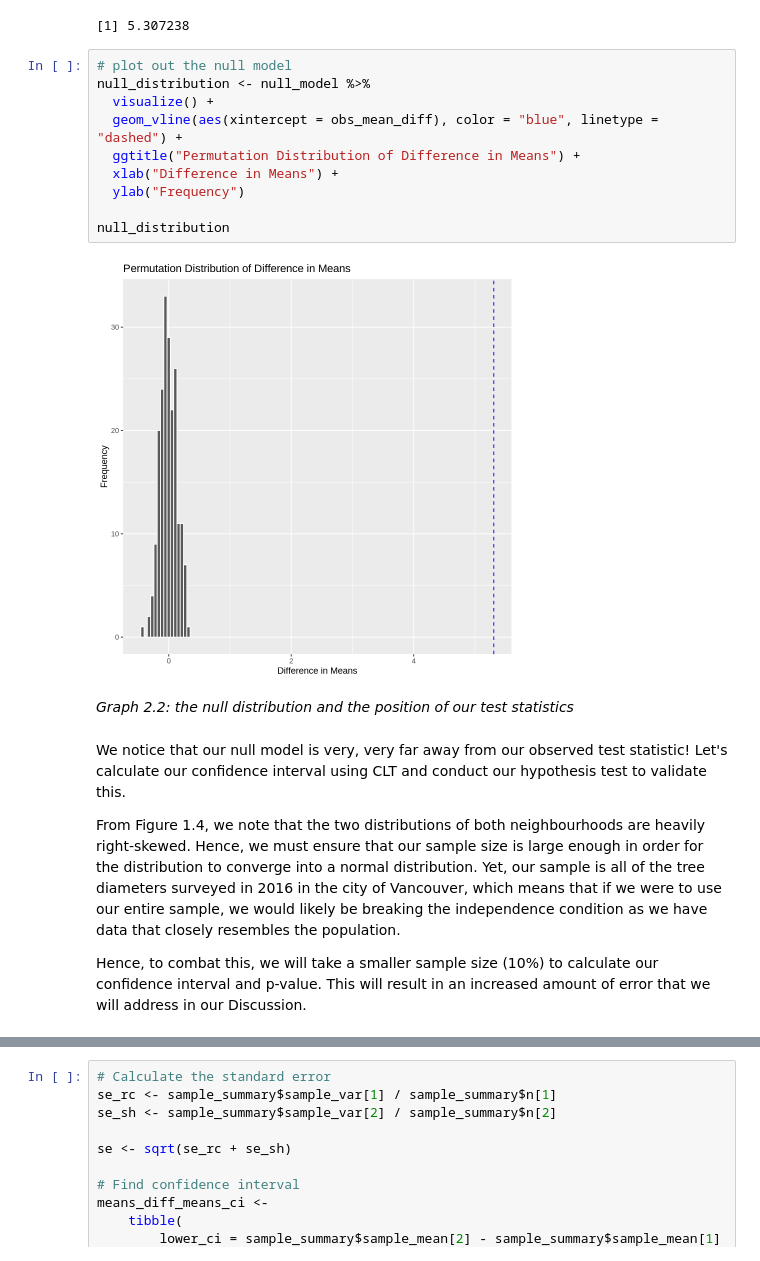
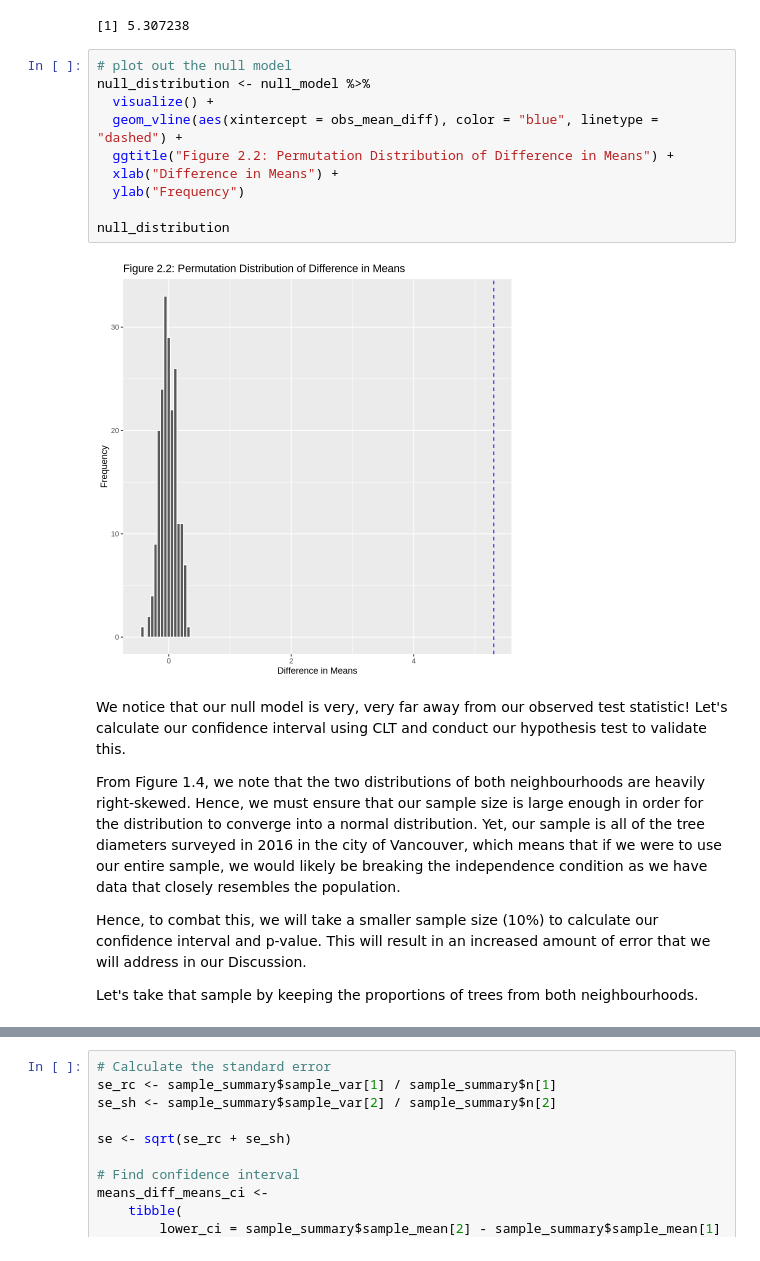
Before and after one commit to eshuaiii/stat-201-2023w1-group-50, a Jupyter notebook: 50_project_report.ipynb, the cells around one changed output, grey strips where cells are left out. Cells and saved outputs as stored; diff of their text form.

```diff
--- a/50_project_report.ipynb
+++ b/50_project_report.ipynb
@@ -382,21 +383,21 @@ obs_mean_diff
 # %%
 # plot out the null model
 null_distribution <- null_model %>%
   visualize() +
   geom_vline(aes(xintercept = obs_mean_diff), color = "blue", linetype = "dashed") +
-  ggtitle("Permutation Distribution of Difference in Means") +
+  ggtitle("Figure 2.2: Permutation Distribution of Difference in Means") +
   xlab("Difference in Means") +
   ylab("Frequency")
 
 null_distribution
 # %% [output]
-[figure, old version]
+[figure, new version]
-# %% [markdown]
-*Graph 2.2: the null distribution and the position of our test statistics*
 # %% [markdown]
 We notice that our null model is very, very far away from our observed test statistic! Let's calculate our confidence interval using CLT and conduct our hypothesis test to validate this.
 
 From Figure 1.4, we note that the two distributions of both neighbourhoods are heavily right-skewed. Hence, we must ensure that our sample size is large enough in order for the distribution to converge into a normal distribution. Yet, our sample is all of the tree diameters surveyed in 2016 in the city of Vancouver, which means that if we were to use our entire sample, we would likely be breaking the independence condition as we have data that closely resembles the population.
 
 Hence, to combat this, we will take a smaller sample size (10%) to calculate our confidence interval and p-value. This will result in an increased amount of error that we will address in our Discussion.
+
+Let's take that sample by keeping the proportions of trees from both neighbourhoods.
 # %%
```
Also changed, not shown: parts of 43 cells of this notebook.
